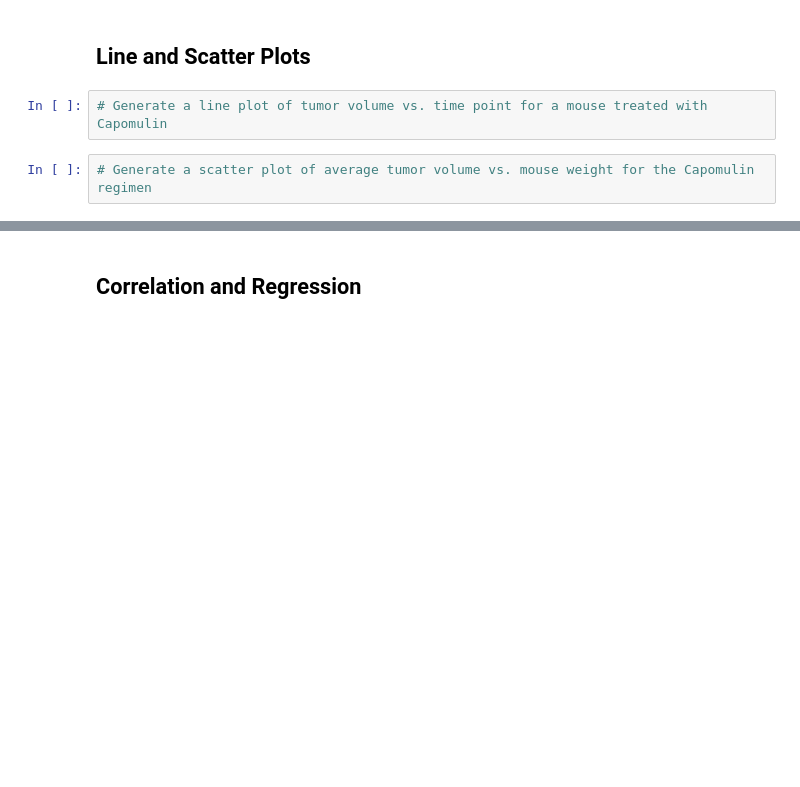
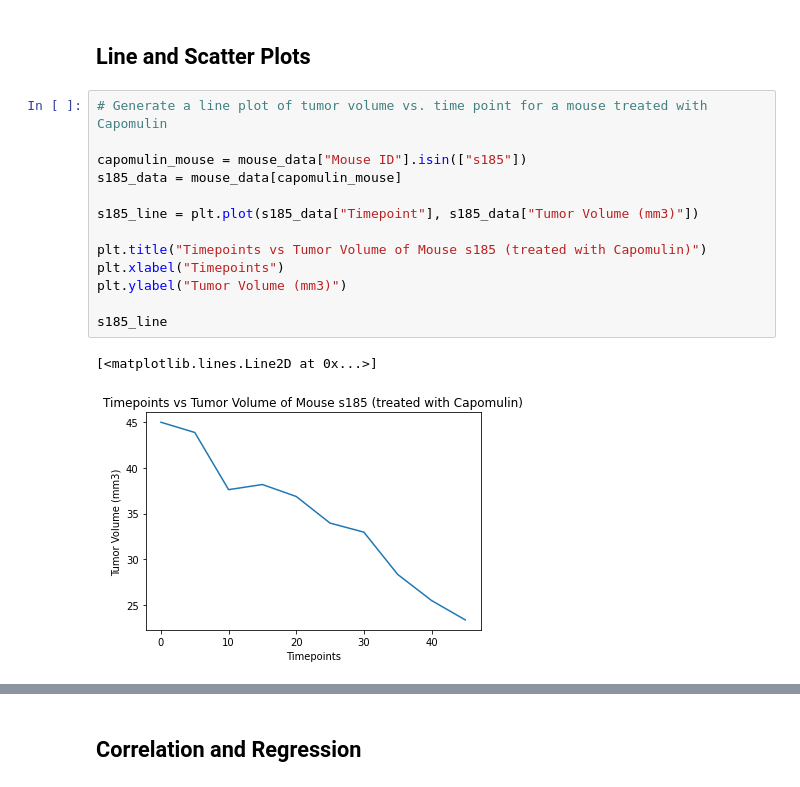
Before and after one commit to Kylmalcolm/Matplotlib_Challenge, a Jupyter notebook: Pymaceuticals/pymaceuticals_starter.ipynb, the cells around one changed output, grey strips where cells are left out. Cells and saved outputs as stored; diff of their text form; blank space fills up the shorter version.

```diff
--- a/Pymaceuticals/pymaceuticals_starter.ipynb
+++ b/Pymaceuticals/pymaceuticals_starter.ipynb
@@ -317,5 +342,17 @@ There are 0 upper outliers and 0 lower outliers.
 ## Line and Scatter Plots
 # %%
 # Generate a line plot of tumor volume vs. time point for a mouse treated with Capomulin
+
+capomulin_mouse = mouse_data["Mouse ID"].isin(["s185"])
+s185_data = mouse_data[capomulin_mouse]
+
+s185_line = plt.plot(s185_data["Timepoint"], s185_data["Tumor Volume (mm3)"])
+
+plt.title("Timepoints vs Tumor Volume of Mouse s185 (treated with Capomulin)")
+plt.xlabel("Timepoints")
+plt.ylabel("Tumor Volume (mm3)")
+
+s185_line
+# %% [output]
+[<matplotlib.lines.Line2D at 0x...>]
+[figure, added]
-# %%
-# Generate a scatter plot of average tumor volume vs. mouse weight for the Capomulin regimen
```
Also changed, not shown: parts of 8 cells of this notebook, 1 other file.
